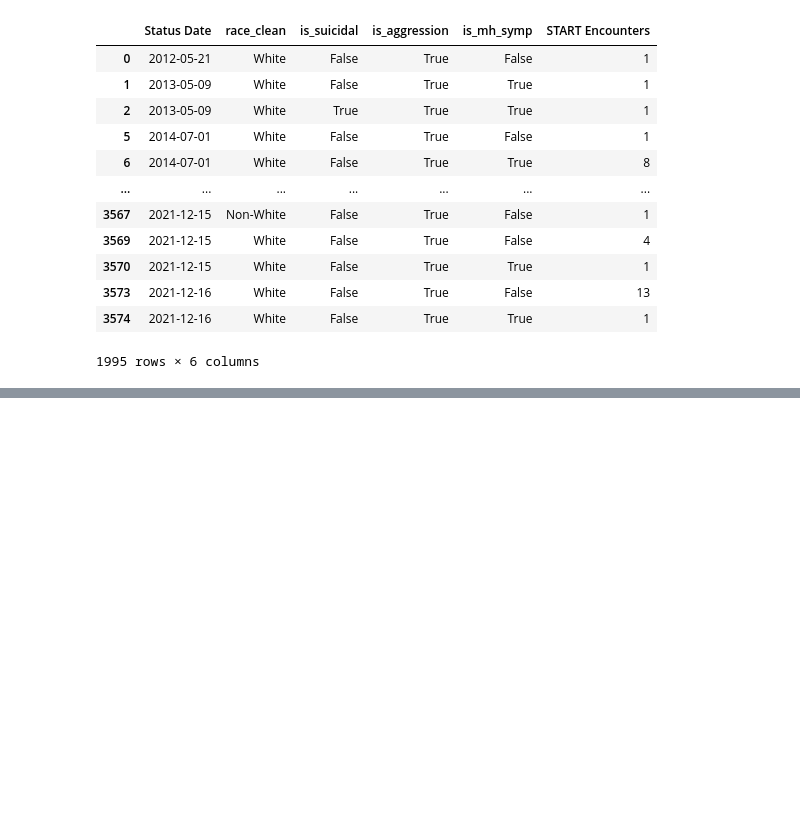
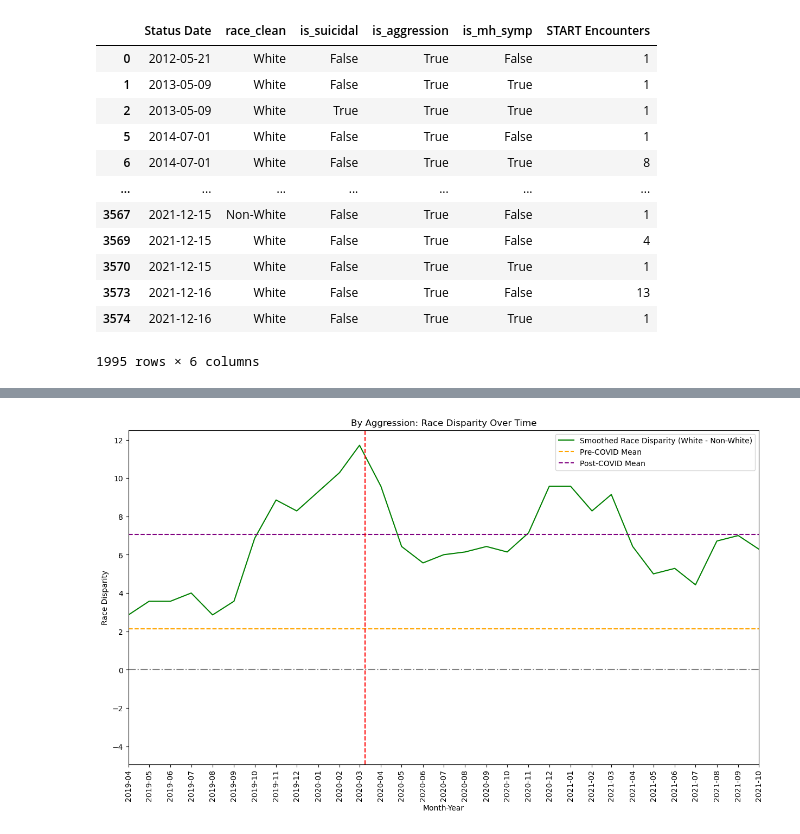
Before and after one commit to orenpk/QSS-20-Final-Project, a Jupyter notebook: code/SIRS_racial_disparity.ipynb, the cells around one changed output, grey strips where cells are left out. Saved outputs shown, nothing was run; the diff lists cells and outputs as text; code cells hidden in the pictures; blank space fills up the shorter version.

```diff
--- a/code/SIRS_racial_disparity.ipynb
+++ b/code/SIRS_racial_disparity.ipynb
@@ -170,0 +260,9 @@ by_aggression
+# %%
+# Create column for White - Non-White disparity
+grouped['race_disparity'] = grouped['White Count'] - grouped['Non-White Count']
+
+
+# Change to datetime
+grouped['ym_dt'] = pd.to_datetime(grouped['ym'])
+
+grouped
@@ -170,0 +287,53 @@ by_aggression
+# %%
+# Smooth the 'race_disparity' data by applying a rolling mean with a window size of 7
+smoothed_disparity = grouped['race_disparity'].rolling(window=7).mean()
+
+# Create a figure and axes with the desired size
+fig, ax = plt.subplots(figsize=(15, 8))
+
+# Plot the original 'race_disparity' data
+#ax.plot(grouped['ym_datetime'], grouped['race_disparity'], label='Original Race Disparity', color = 'pink')
+
+# Plot the smoothed disparity data
+ax.plot(grouped['ym_dt'], smoothed_disparity, label='Smoothed Race Disparity (White - Non-White)', color = 'green')
+
+
+
+# Add labels and title
+ax.set_xlabel('Month-Year')
+ax.set_ylabel('Race Disparity')
+ax.set_title('By Aggression: Race Disparity Over Time')
+
+# Explicitly set x-axis ticks
+ax.set_xticks(grouped['ym'])
+ax.set_xticklabels(grouped['ym'], rotation=90)
+
+start_date = pd.Timestamp('2019-04-01')
+end_date = pd.Timestamp('2021-10-01')
+ax.set_xlim(start_date, end_date)
+
+ax.axhline(y=pre_covid_avg, color='orange', linestyle='--', label='Pre-COVID Mean')
+ax.axhline(y=post_covid_avg, color='purple', linestyle='--', label='Post-COVID Mean')
+
+# Add horizontal line at y = 0
+ax.axhline(y=0, color='gray', linestyle='-.')
+
+# # Averages pre/post COVID
+# ax.axhline(y=pre_covid_avg, xmin=xmin, xmax=march_13,
+#            color='orange', linestyle='--', label='Pre-COVID Mean')
+
+# ax.axhline(y=post_covid_avg, xmin=march_13, xmax=xmax,
+#            color='purple', linestyle='--', label='Post-COVID Mean')
+
+
+
+
+# Add vertical line at COVID start
+ax.axvline(x=pd.to_datetime('2020-03-09'), color='red', linestyle='--')
+
+# Add legend
+ax.legend()
+
+plt.show()
+# %% [output]
+[figure, added]
```
Also changed, not shown: parts of 12 cells of this notebook.
